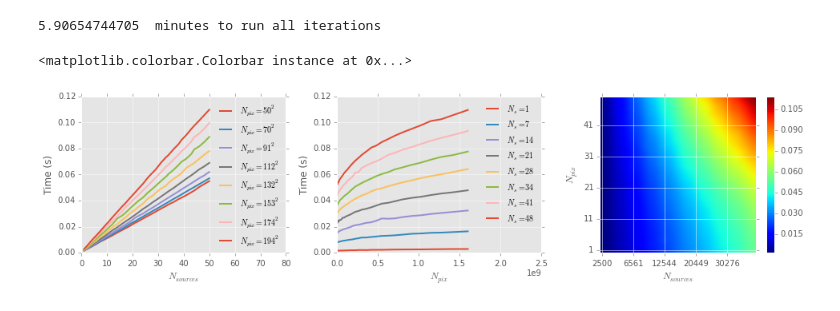
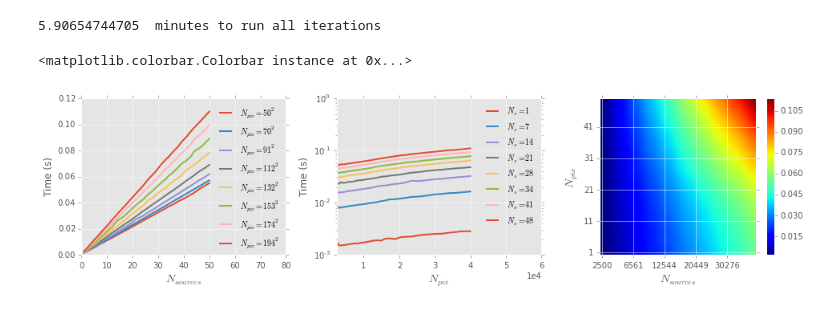
Before and after one commit to astropy/photutils-benchmarks, a Jupyter notebook: notebooks/make_gaussian_sources-timing.ipynb, the cells around one changed output. Cells and saved outputs as stored; diff of their text form; code cells hidden in the pictures.

Commit message:
Fix duplicate square and change axis scale

```diff
--- a/notebooks/make_gaussian_sources-timing.ipynb
+++ b/notebooks/make_gaussian_sources-timing.ipynb
@@ -78,26 +78,27 @@ print (t2-t1)/60.,' minutes to run all iterations'
 # %%
 plt.figure(figsize=(16,3.5))
 plt.subplots_adjust(wspace=.25)
 plt.subplot(131)
 for i in range(len(image_size))[::4]: plt.plot(N_sources,times[i,:],label='$N_{pix}='+str(int(image_size[i]))+'^2$',lw=2)
 plt.legend(frameon=False,fontsize=10)
-plt.xlabel('$N_{sources}$')
+plt.xlabel('$N_{sources}$',fontsize=14)
 plt.ylabel('Time (s)')
 plt.xlim(0,80)
-plt.subplot(132)
-for i in range(len(N_sources))[::4]: plt.plot(np.square(image_size**2.),times[:,i],label='$N_s='+str(int(N_sources[i]))+'$',lw=2)
+plt.subplot(132,yscale='log')
+for i in range(len(N_sources))[::4]: plt.plot(np.square(image_size),times[:,i],label='$N_s='+str(int(N_sources[i]))+'$',lw=2)
+plt.gca().xaxis.get_major_formatter().set_powerlimits((0,2))
 plt.legend(frameon=False)
-plt.xlabel('$N_{pix}$')
+plt.xlabel('$N_{pix}$',fontsize=14)
 plt.ylabel('Time (s)')
 plt.legend(frameon=False,fontsize=10)
-plt.xlim(1,2.5e9)
+plt.xlim(50**2,6e4)
 plt.subplot(133)
 plt.imshow(times,origin='lower',interpolation='bicubic')
 plt.xticks(range(0,N_samples,int(N_samples/5.)),image_size[::int(N_samples/5.)]**2)
 plt.yticks(range(0,N_samples,int(N_samples/5.)),N_sources[::int(N_samples/5.)])
-plt.xlabel('$N_{sources}$')
-plt.ylabel('$N_{pix}$')
+plt.xlabel('$N_{sources}$',fontsize=14)
+plt.ylabel('$N_{pix}$',fontsize=14)
 plt.colorbar()
 # %% [output]
 <matplotlib.colorbar.Colorbar instance at 0x...>
-[figure, old version]
+[figure, new version]
```
